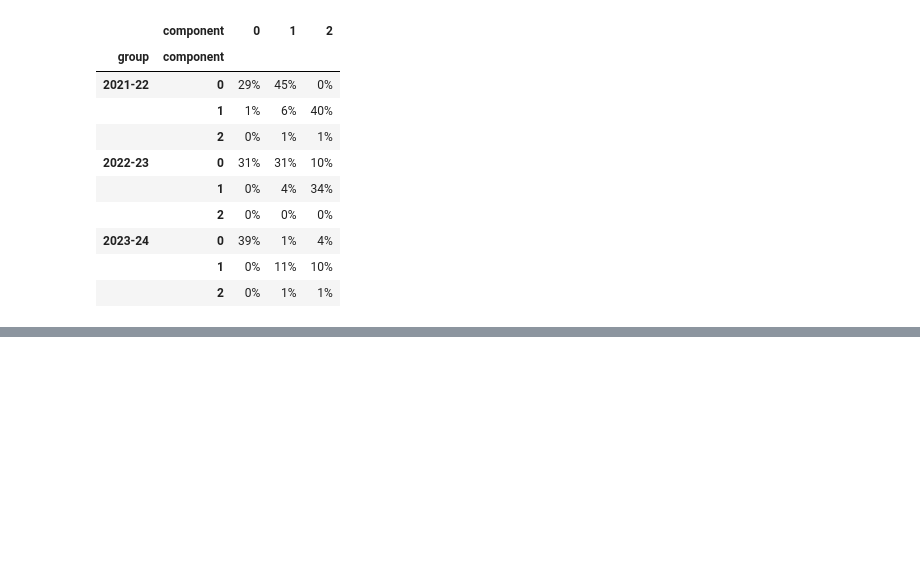
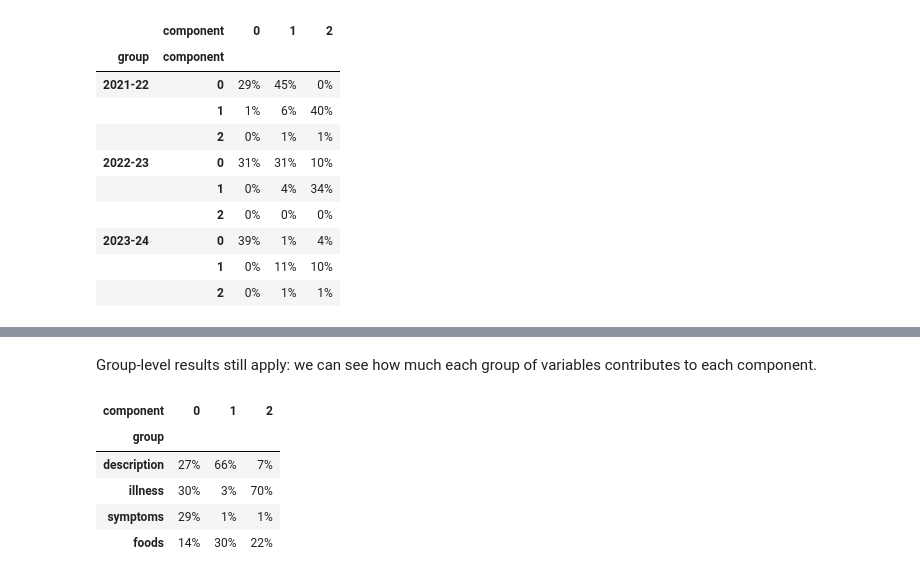
Before and after one commit to MaxHalford/prince, a Jupyter notebook: docs/content/mfa.ipynb, the cells around one changed output, grey strips where cells are left out. Drawn from its saved outputs; the diff is of its cells as text; code cells hidden in the pictures; blank space fills up the shorter version.

```diff
--- a/docs/content/mfa.ipynb
+++ b/docs/content/mfa.ipynb
@@ -425,0 +454,4 @@ mfa.partial_contributions_.style.format('{:.0%}')
+# %%
+mfa_poison = prince.MFA(n_components=3, random_state=42)
+mfa_poison = mfa_poison.fit(poison)
+mfa_poison.eigenvalues_summary
@@ -425,0 +464,12 @@ mfa.partial_contributions_.style.format('{:.0%}')
+# %% [markdown]
+Group-level results still apply: we can see how much each group of variables
+contributes to each component.
+# %%
+mfa_poison.group_contributions_.style.format('{:.0%}')
+# %% [output]
+| component | 0 | 1 | 2 |
+| group |  |  |  |
+| description | 27% | 66% | 7% |
+| illness | 30% | 3% | 70% |
+| symptoms | 29% | 1% | 1% |
+| foods | 14% | 30% | 22% |
```
Also changed, not shown: parts of 9 cells of this notebook, 6 other files.
